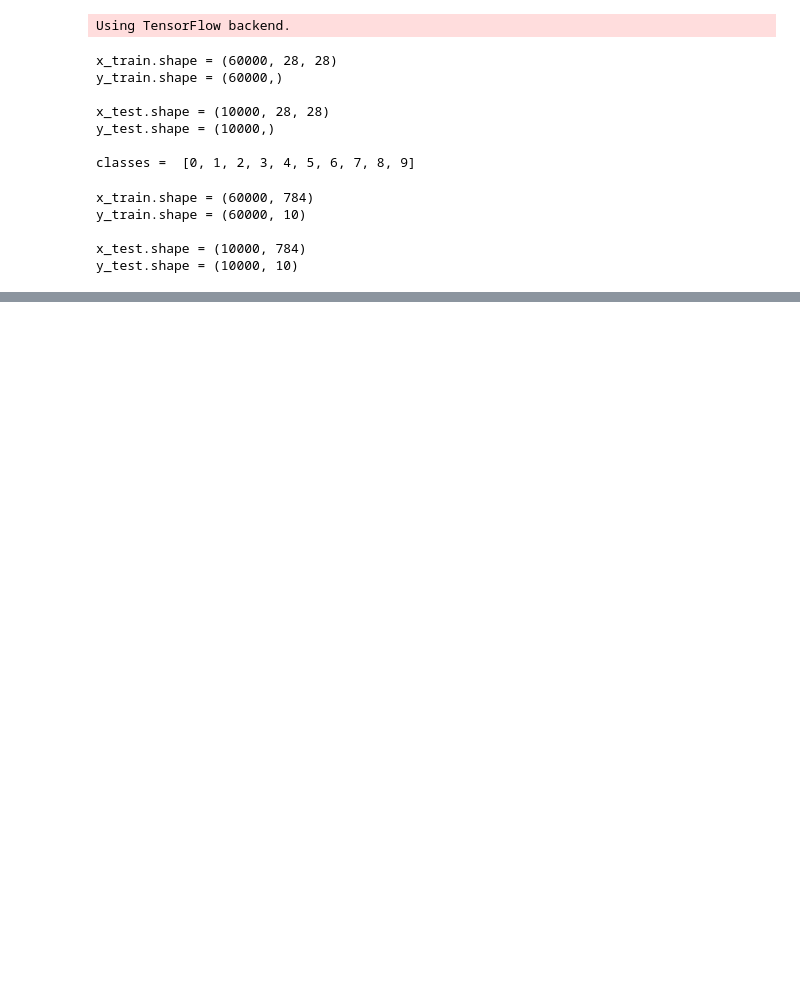
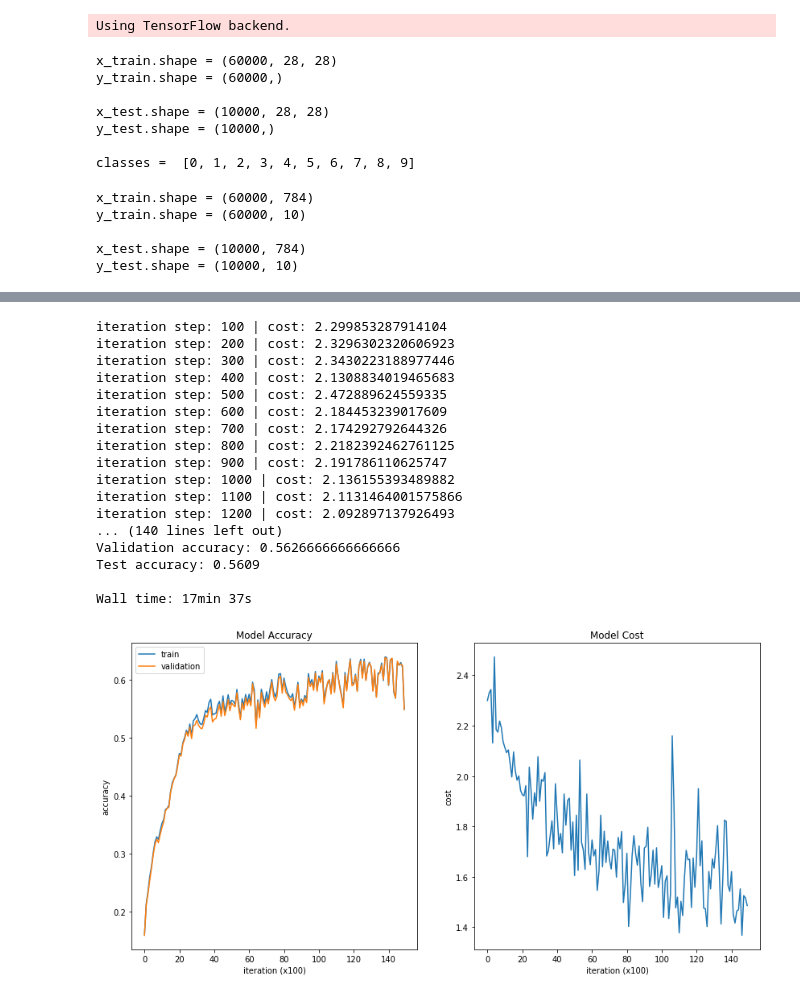
Before and after one commit to elisim/Deep-Learning-Intro, a Jupyter notebook: assignment1/Experiments.ipynb, the cells around one changed output, grey strips where cells are left out. Cells and saved outputs as stored; diff of their text form; code cells hidden in the pictures; blank space fills up the shorter version.

```diff
--- a/assignment1/Experiments.ipynb
+++ b/assignment1/Experiments.ipynb
@@ -274,0 +255,22 @@ Wall time: 5min 12s
+# %%
+%%time
+evaluate(no_bn_yes_do)
+# %% [output]
+iteration step: 100 | cost: 2.299853287914104
+iteration step: 200 | cost: 2.3296302320606923
+iteration step: 300 | cost: 2.3430223188977446
+iteration step: 400 | cost: 2.1308834019465683
+iteration step: 500 | cost: 2.472889624559335
+iteration step: 600 | cost: 2.184453239017609
+iteration step: 700 | cost: 2.174292792644326
+iteration step: 800 | cost: 2.2182392462761125
+iteration step: 900 | cost: 2.191786110625747
+iteration step: 1000 | cost: 2.136155393489882
+iteration step: 1100 | cost: 2.1131464001575866
+iteration step: 1200 | cost: 2.092897137926493
+... (140 lines left out)
+Validation accuracy: 0.5626666666666666
+Test accuracy: 0.5609
+
+Wall time: 17min 37s
+[figure, added]
```
Also changed, not shown: parts of 12 cells of this notebook, 1 other file.
